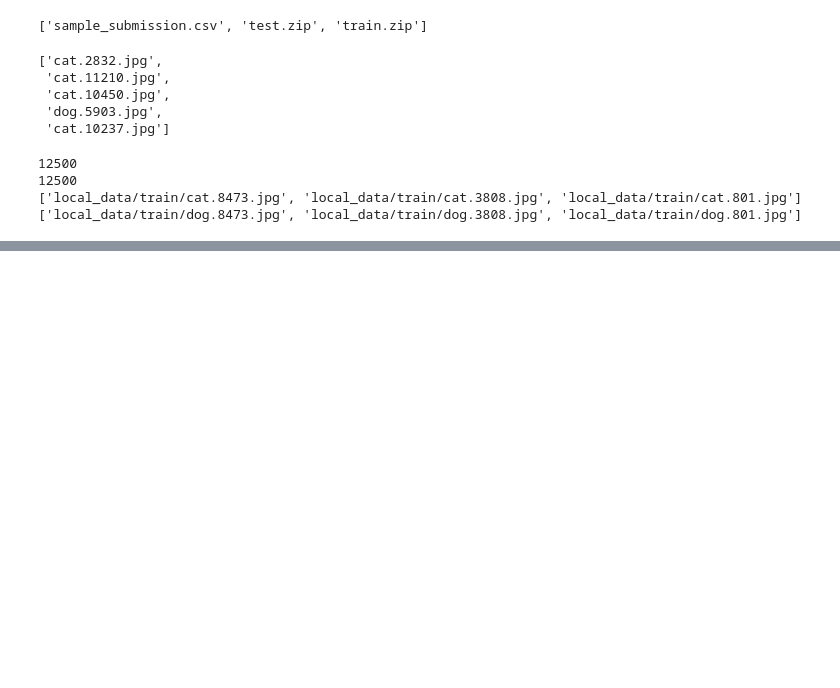
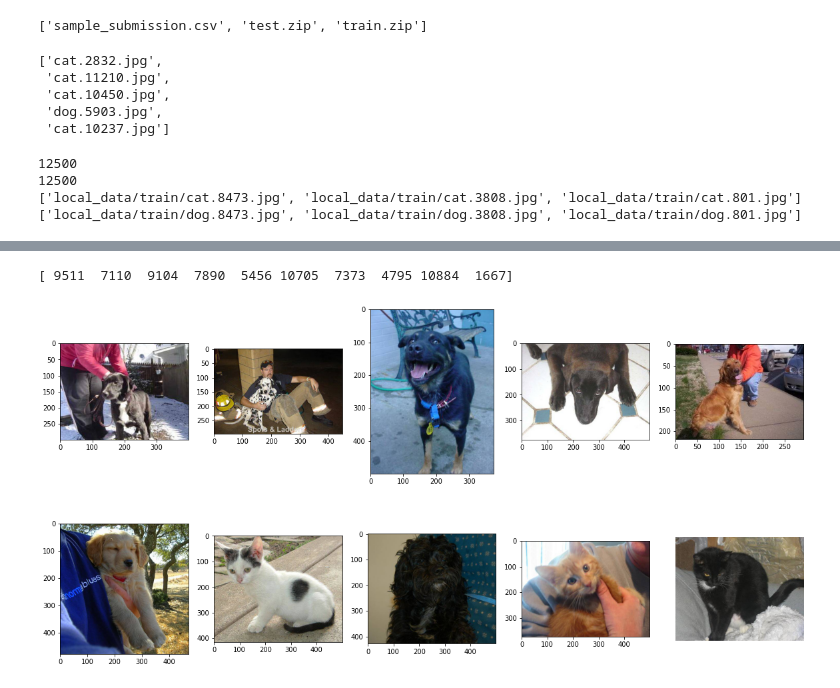
Before and after one commit to Huxwell/ColabNNs, a Jupyter notebook: cats_n_dogs_create_hybrids_pynb.ipynb, the cells around one changed output, grey strips where cells are left out. Drawn from its saved outputs; the diff is of its cells as text; code cells hidden in the pictures; blank space fills up the shorter version.

Commit message:
Experimenting with images formats. Plots (for convenience) from training.

```diff
--- a/cats_n_dogs_create_hybrids_pynb.ipynb
+++ b/cats_n_dogs_create_hybrids_pynb.ipynb
@@ -55,3 +55,29 @@ assert len(cats_list) == len(dogs_list)
 12500
 ['local_data/train/cat.8473.jpg', 'local_data/train/cat.3808.jpg', 'local_data/train/cat.801.jpg']
 ['local_data/train/dog.8473.jpg', 'local_data/train/dog.3808.jpg', 'local_data/train/dog.801.jpg']
+# %%
+full_train_list = cats_list[:7500] + dogs_list[:7500]
+subset_train_list = cats_list[:2000] + dogs_list[:2000]
+# subset_train_list = cats_list[:250] + dogs_list[:250]
+val_list = cats_list[7500:10000] + dogs_list[7500:10000]
+test_list = cats_list[10000:] + dogs_list[10000:]
+print(len(full_train_list), len(val_list), len(test_list))
+
+random.seed(13)
+random.shuffle(full_train_list)
+random.seed(13)
+random.shuffle(subset_train_list)
+random.seed(13)
+random.shuffle(val_list)
+random.seed(13)
+random.shuffle(test_list)
+print("full",full_train_list[:9])
+print("subset",subset_train_list[:9])
+print("val",val_list[:9])
+print("test",test_list[:9])
+assert full_train_list[4] == 'local_data/train/cat.1612.jpg'
+# assert subset_train_list[4] == 'local_data/train/cat.1787.jpg' #500imgs train
+assert subset_train_list[4] == 'local_data/train/cat.5360.jpg' #4000 imgs train
+# assert subset_train_list[4] == 'local_data/train/dog.11151.jpg'#2000imgs train
+assert val_list[4] == 'local_data/train/dog.12023.jpg'
+assert test_list[4] == 'local_data/train/dog.6485.jpg'
@@ -57,0 +90,20 @@ assert len(cats_list) == len(dogs_list)
+# %%
+# train_list = subset_train_list # 5 batches # or 20 batches
+train_list = full_train_list
+# %%
+np.random.seed(1313131313)
+random_idx = np.random.randint(1,len(train_list),size=10)
+print(random_idx)
+fig = plt.figure(figsize=(20., 10.))
+
+for i, img_idx in enumerate(random_idx):
+    ax = fig.add_subplot(2,5,i+1)
+    img = Image.open(train_list[img_idx])
+    plt.imshow(img)
+    i+=1
+
+plt.axis('off')
+plt.show()
+# %% [output]
+[ 9511  7110  9104  7890  5456 10705  7373  4795 10884  1667]
+[figure, added]
```
Also changed, not shown: parts of 10 cells of this notebook.
